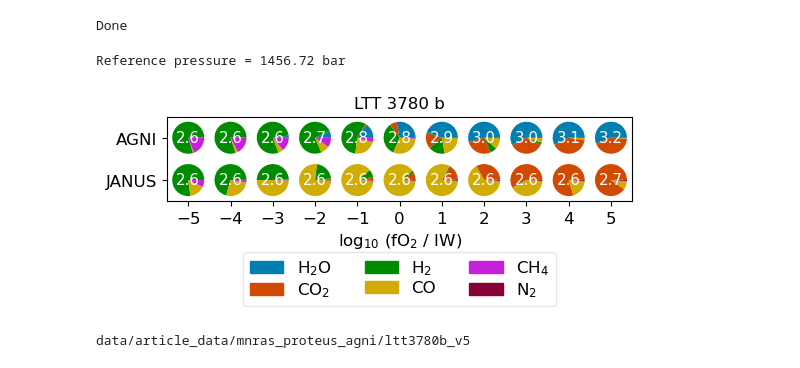
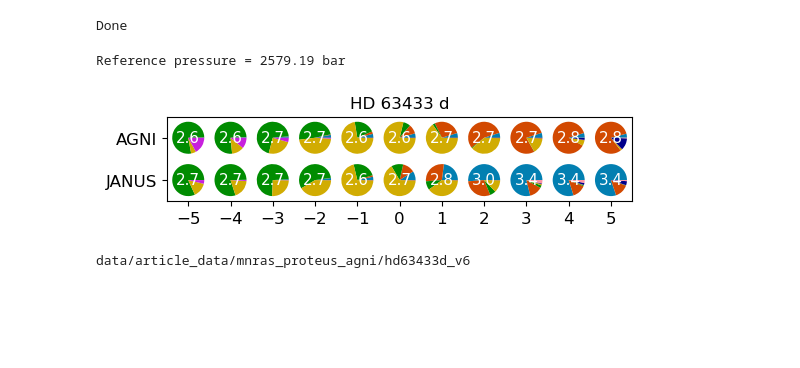
Before and after one commit to nichollsh/proteus_analysis, a Jupyter notebook: composition_pies.ipynb, the cells around one changed output. Saved outputs shown, nothing was run; the diff lists cells and outputs as text; code cells hidden in the pictures; blank space fills up the shorter version.

```diff
--- a/composition_pies.ipynb
+++ b/composition_pies.ipynb
@@ -16,8 +16,8 @@ mpl.rcParams['axes.formatter.useoffset'] = False
 # %%
 import utils.load_grid as lg
 # %%
-# pgrid_dir = "data/article_data/mnras_proteus_agni/hd63433d_v6"
-pgrid_dir = "data/article_data/mnras_proteus_agni/ltt3780b_v5"
+pgrid_dir = "data/article_data/mnras_proteus_agni/hd63433d_v6"
+# pgrid_dir = "data/article_data/mnras_proteus_agni/ltt3780b_v5"
 cases = lg.get_cases(pgrid_dir)
 # %%
 # Collect netcdf files
@@ -106,6 +106,9 @@ def make_pies(x,x_lbl, y,y_lbl, control,
                 continue
             ratios.append(lg.access_hvars(hvars,v+"_vmr",time_idx)[c_plt[i]])
             colors.append(lg.volatile_colors[v])
+        tot = np.sum(ratios)
+        if tot < 1.0 - 1e-5:
+            raise Exception("Mixing ratios do not sum to unity (sum=%.10f)"%tot)
 
         ax.scatter([x_plt[i]], [y_plt[i]], alpha=0.0)
 
@@ -138,7 +141,7 @@ def make_pies(x,x_lbl, y,y_lbl, control,
         for j,v in enumerate(lg.volatile_species):
             if present[j]:
                 patches.append(mpatches.Patch(color=lg.volatile_colors[v], label=lg.volatile_pretty[v]))
-        leg = ax.legend(handles=patches,loc='upper center', bbox_to_anchor=(0.5, -0.5), ncol=3,
+        leg = ax.legend(handles=patches,loc='upper center', bbox_to_anchor=(0.5, -0.53), ncol=4,
                         title="",fancybox=True, framealpha=0.5, labelspacing=0.2)
         if dark_theme:
             leg.get_frame().set_alpha(0)
@@ -196,7 +199,7 @@ ylim=[-0.5,1.5]
 # X-variables
 x = cvars["fO2_shift_IW"]
 x_lbl = ""
-x_lbl = "log$_{10}$ (fO$_{2}$ / IW)"
+# x_lbl = "log$_{10}$ (fO$_{2}$ / IW)"
 logx=False
 xtick = np.unique(x)
 xticklbl = []
@@ -208,35 +211,35 @@ xlim=[]
 control = {}
 
 # Plotting parameters
 plot_controls = False
 plot_casenums = False
 plot_psurf =    True
 # title         = r"$[H]$ = %d ocean%s"%(control["hydrogen_earth_oceans"], "s" if (control["hydrogen_earth_oceans"]!=1) else "" )
-title = "LTT 3780 b"
+title = "HD 63433 d"
 r_ref         = 0.4
 figsize = (6,1.1)
 outpath       = "output/recent_pies.pdf"
-plot_legend   = True
+plot_legend   = False
 time_idx      = -1
 dark          = False
 
 if dark:
     COLOR = 'white'
 else:
     COLOR = 'black'
 
 mpl.rcParams['text.color'] = COLOR
 mpl.rcParams['axes.labelcolor'] = COLOR
 mpl.rcParams['xtick.color'] = COLOR
 mpl.rcParams['ytick.color'] = COLOR
 mpl.rcParams['axes.edgecolor'] = COLOR
 
 make_pies(x,x_lbl, y,y_lbl, control, logx=logx, logy=logy, time_idx=time_idx, dark_theme=dark, plot_psurf=plot_psurf,
             ytick=ytick, yticklbl=yticklbl, xtick=xtick, xticklbl=xticklbl, figsize=figsize, ylim=ylim, xlim=xlim,
             plot_casenums=plot_casenums, plot_controls=plot_controls, plot_legend=plot_legend, title=title, r_ref=r_ref, outpath=outpath)
 
 print(pgrid_dir)
 # %% [output]
-Reference pressure = 1456.72 bar
+Reference pressure = 2579.19 bar
-[figure, old version]
+[figure, new version]
-data/article_data/mnras_proteus_agni/ltt3780b_v5
+data/article_data/mnras_proteus_agni/hd63433d_v6
```
Also changed, not shown: 5 other files.
